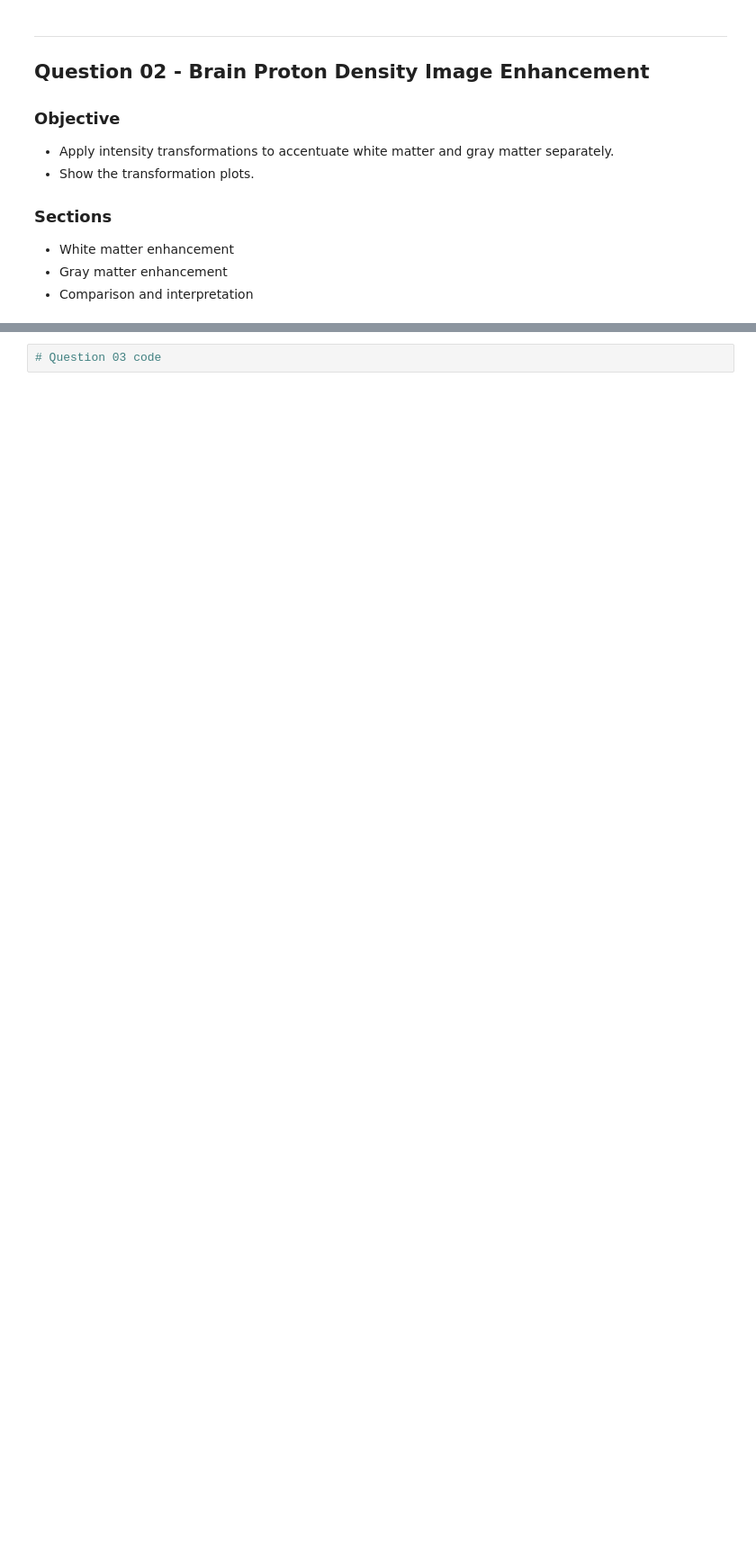
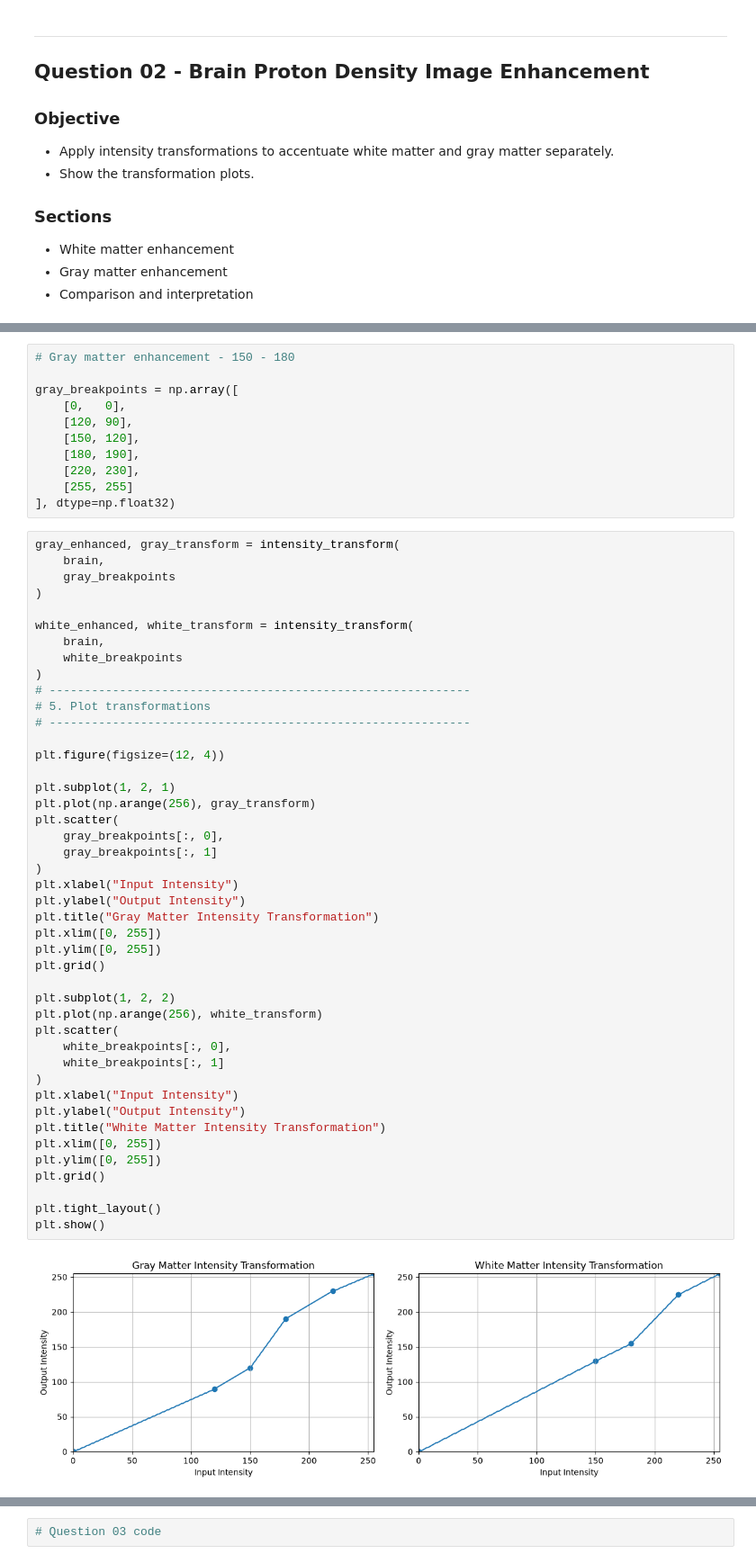
Before and after one commit to chalee88/EN3160_Assignment_1, a Jupyter notebook: assignment_01.ipynb, the cells around one changed output, grey strips where cells are left out. Shown at 90% size. Saved outputs shown, nothing was run; the diff lists cells and outputs as text; blank space fills up the shorter version.

```diff
--- a/assignment_01.ipynb
+++ b/assignment_01.ipynb
@@ -251,0 +305,57 @@ plt.show()
+# %%
+# Gray matter enhancement - 150 - 180
+
+gray_breakpoints = np.array([
+    [0,   0],
+    [120, 90],
+    [150, 120],
+    [180, 190],
+    [220, 230],
+    [255, 255]
+], dtype=np.float32)
+# %%
+gray_enhanced, gray_transform = intensity_transform(
+    brain,
+    gray_breakpoints
+)
+
+white_enhanced, white_transform = intensity_transform(
+    brain,
+    white_breakpoints
+)
+# ------------------------------------------------------------
+# 5. Plot transformations
+# ------------------------------------------------------------
+
+plt.figure(figsize=(12, 4))
+
+plt.subplot(1, 2, 1)
+plt.plot(np.arange(256), gray_transform)
+plt.scatter(
+    gray_breakpoints[:, 0],
+    gray_breakpoints[:, 1]
+)
+plt.xlabel("Input Intensity")
+plt.ylabel("Output Intensity")
+plt.title("Gray Matter Intensity Transformation")
+plt.xlim([0, 255])
+plt.ylim([0, 255])
+plt.grid()
+
+plt.subplot(1, 2, 2)
+plt.plot(np.arange(256), white_transform)
+plt.scatter(
+    white_breakpoints[:, 0],
+    white_breakpoints[:, 1]
+)
+plt.xlabel("Input Intensity")
+plt.ylabel("Output Intensity")
+plt.title("White Matter Intensity Transformation")
+plt.xlim([0, 255])
+plt.ylim([0, 255])
+plt.grid()
+
+plt.tight_layout()
+plt.show()
+# %% [output]
+[figure, added]
```
Also changed, not shown: parts of 13 cells of this notebook.
